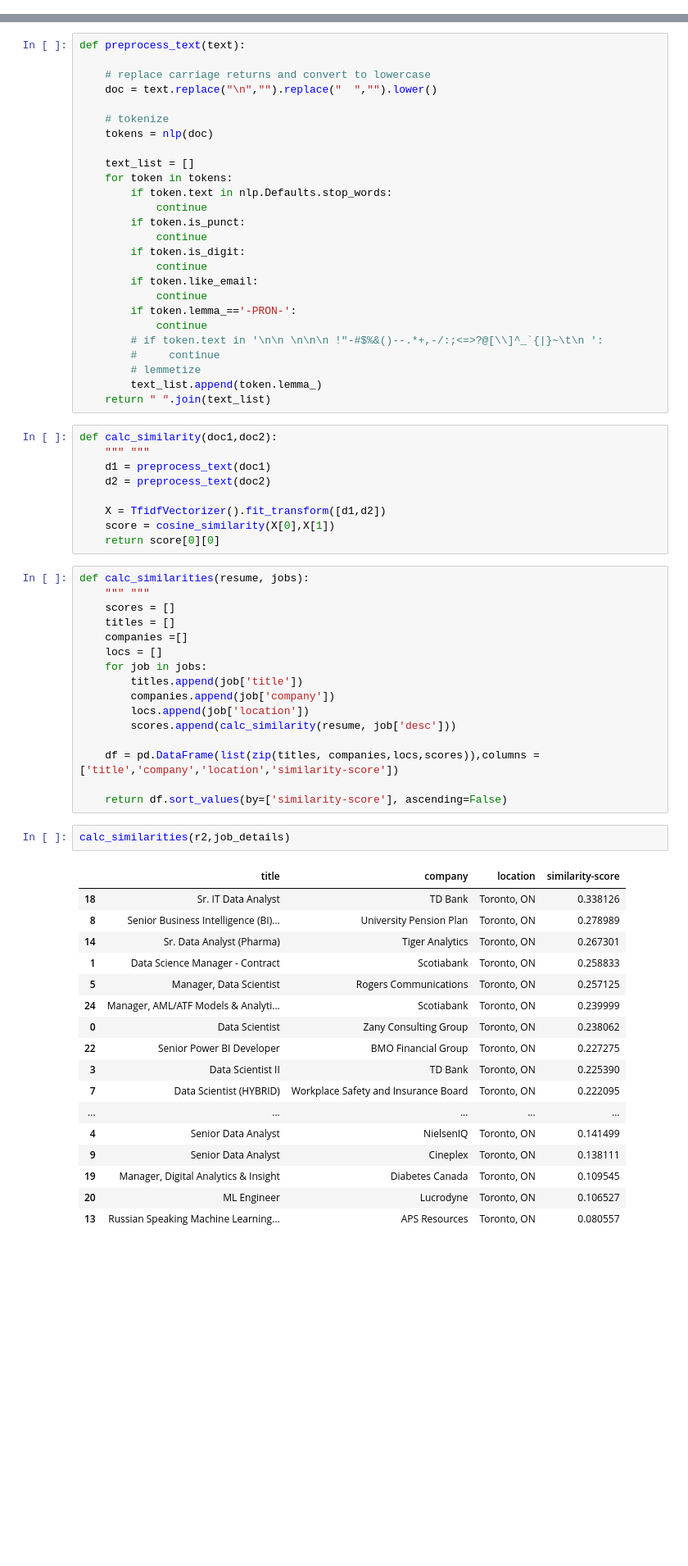
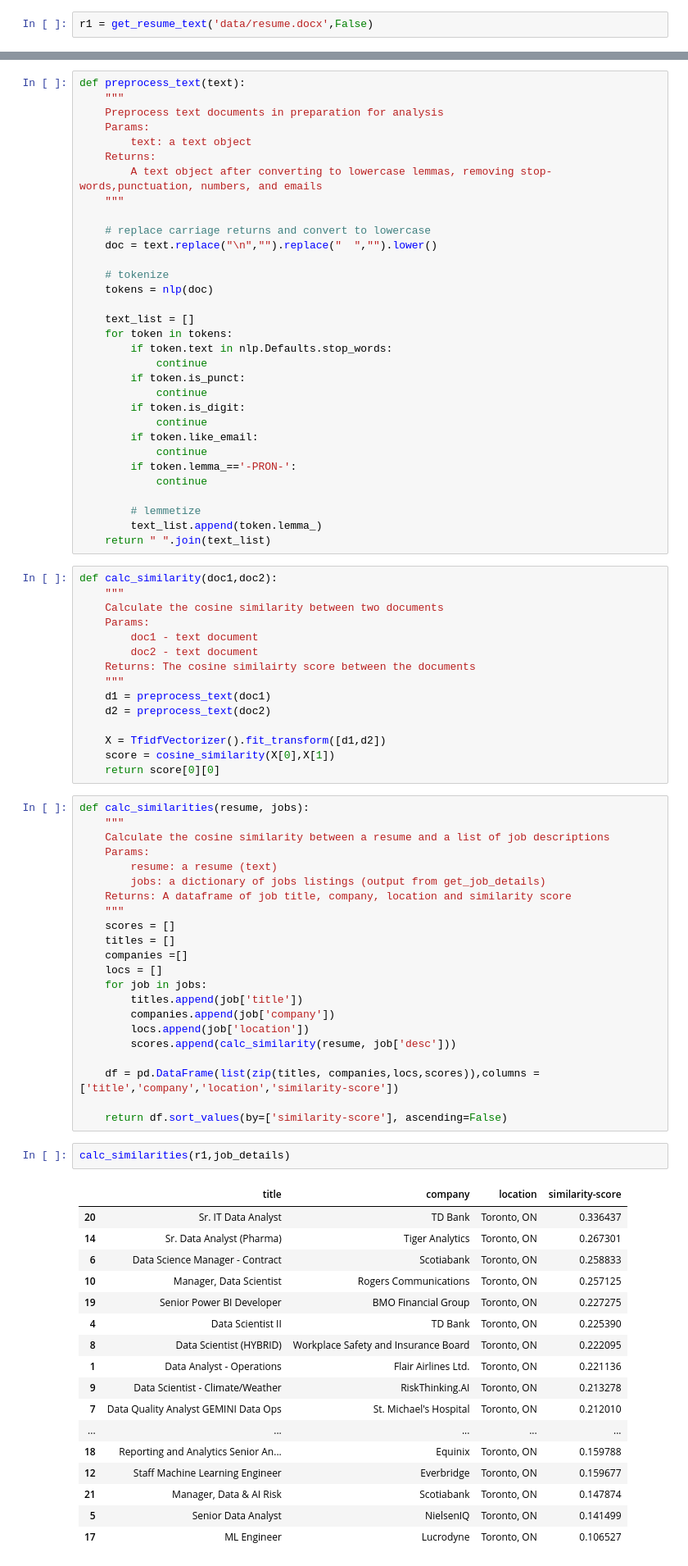
Before and after one commit to kconstable/resume-matching-to-job-rss-feed, a Jupyter notebook: feed_scrapper.ipynb, the cells around one changed output, grey strips where cells are left out. Shown at 82% size. Cells and saved outputs as stored; diff of their text form; blank space fills up the shorter version.

```diff
--- a/feed_scrapper.ipynb
+++ b/feed_scrapper.ipynb
@@ -116,3 +150,5 @@ import pandas as pd
+# %%
+r1 = get_resume_text('data/resume.docx',False)
 # %%
 def show_pos(text):
     """Extracts POS from a spacy document and prints the results"""
@@ -295,6 +323,13 @@ def search_terms(text,terms_path,print_words=True):
     return sorted(term_frequency.items(),key=lambda x:x[1],reverse=True)
 # %%
 def preprocess_text(text):
+    """
+    Preprocess text documents in preparation for analysis
+    Params:
+        text: a text object
+    Returns:
+        A text object after converting to lowercase lemmas, removing stop-words,punctuation, numbers, and emails
+    """
 
     # replace carriage returns and convert to lowercase
     doc = text.replace("\n","").replace("  ","").lower()
@@ -314,14 +349,19 @@ def preprocess_text(text):
             continue
         if token.lemma_=='-PRON-':
             continue
-        # if token.text in '\n\n \n\n\n !"-#$%&()--.*+,-/:;<=>?@[\\]^_`{|}~\t\n ':
-        #     continue
+
         # lemmetize
         text_list.append(token.lemma_)
     return " ".join(text_list)
 # %%
 def calc_similarity(doc1,doc2):
-    """ """
+    """
+    Calculate the cosine similarity between two documents
+    Params:
+        doc1 - text document
+        doc2 - text document
+    Returns: The cosine similairty score between the documents
+    """
     d1 = preprocess_text(doc1)
     d2 = preprocess_text(doc2)
 
@@ -330,7 +370,13 @@ def calc_similarity(doc1,doc2):
     return score[0][0]
 # %%
 def calc_similarities(resume, jobs):
-    """ """
+    """
+    Calculate the cosine similarity between a resume and a list of job descriptions
+    Params:
+        resume: a resume (text)
+        jobs: a dictionary of jobs listings (output from get_job_details)
+    Returns: A dataframe of job title, company, location and similarity score
+    """
     scores = []
     titles = []
     companies =[]
@@ -345,22 +391,22 @@ def calc_similarities(resume, jobs):
 
     return df.sort_values(by=['similarity-score'], ascending=False)
 # %%
-calc_similarities(r2,job_details)
+calc_similarities(r1,job_details)
 # %% [output]
 |  | title | company | location | similarity-score |
-| 18 | Sr. IT Data Analyst | TD Bank | Toronto, ON | 0.338126 |
-| 8 | Senior Business Intelligence (BI)... | University Pension Plan | Toronto, ON | 0.278989 |
+| 20 | Sr. IT Data Analyst | TD Bank | Toronto, ON | 0.336437 |
 | 14 | Sr. Data Analyst (Pharma) | Tiger Analytics | Toronto, ON | 0.267301 |
-| 1 | Data Science Manager - Contract | Scotiabank | Toronto, ON | 0.258833 |
-| 5 | Manager, Data Scientist | Rogers Communications | Toronto, ON | 0.257125 |
-| 24 | Manager, AML/ATF Models & Analyti... | Scotiabank | Toronto, ON | 0.239999 |
-| 0 | Data Scientist | Zany Consulting Group | Toronto, ON | 0.238062 |
-| 22 | Senior Power BI Developer | BMO Financial Group | Toronto, ON | 0.227275 |
-| 3 | Data Scientist II | TD Bank | Toronto, ON | 0.225390 |
-| 7 | Data Scientist (HYBRID) | Workplace Safety and Insurance Board | Toronto, ON | 0.222095 |
+| 6 | Data Science Manager - Contract | Scotiabank | Toronto, ON | 0.258833 |
+| 10 | Manager, Data Scientist | Rogers Communications | Toronto, ON | 0.257125 |
+| 19 | Senior Power BI Developer | BMO Financial Group | Toronto, ON | 0.227275 |
+| 4 | Data Scientist II | TD Bank | Toronto, ON | 0.225390 |
+| 8 | Data Scientist (HYBRID) | Workplace Safety and Insurance Board | Toronto, ON | 0.222095 |
+| 1 | Data Analyst - Operations | Flair Airlines Ltd. | Toronto, ON | 0.221136 |
+| 9 | Data Scientist - Climate/Weather | RiskThinking.AI | Toronto, ON | 0.213278 |
+| 7 | Data Quality Analyst GEMINI Data Ops | St. Michael's Hospital | Toronto, ON | 0.212010 |
 | ... | ... | ... | ... | ... |
-| 4 | Senior Data Analyst | NielsenIQ | Toronto, ON | 0.141499 |
-| 9 | Senior Data Analyst | Cineplex | Toronto, ON | 0.138111 |
-| 19 | Manager, Digital Analytics & Insight | Diabetes Canada | Toronto, ON | 0.109545 |
-| 20 | ML Engineer | Lucrodyne | Toronto, ON | 0.106527 |
-| 13 | Russian Speaking Machine Learning... | APS Resources | Toronto, ON | 0.080557 |
+| 18 | Reporting and Analytics Senior An... | Equinix | Toronto, ON | 0.159788 |
+| 12 | Staff Machine Learning Engineer | Everbridge | Toronto, ON | 0.159677 |
+| 21 | Manager, Data & AI Risk | Scotiabank | Toronto, ON | 0.147874 |
+| 5 | Senior Data Analyst | NielsenIQ | Toronto, ON | 0.141499 |
+| 17 | ML Engineer | Lucrodyne | Toronto, ON | 0.106527 |
```
Also changed, not shown: parts of 14 cells of this notebook.
